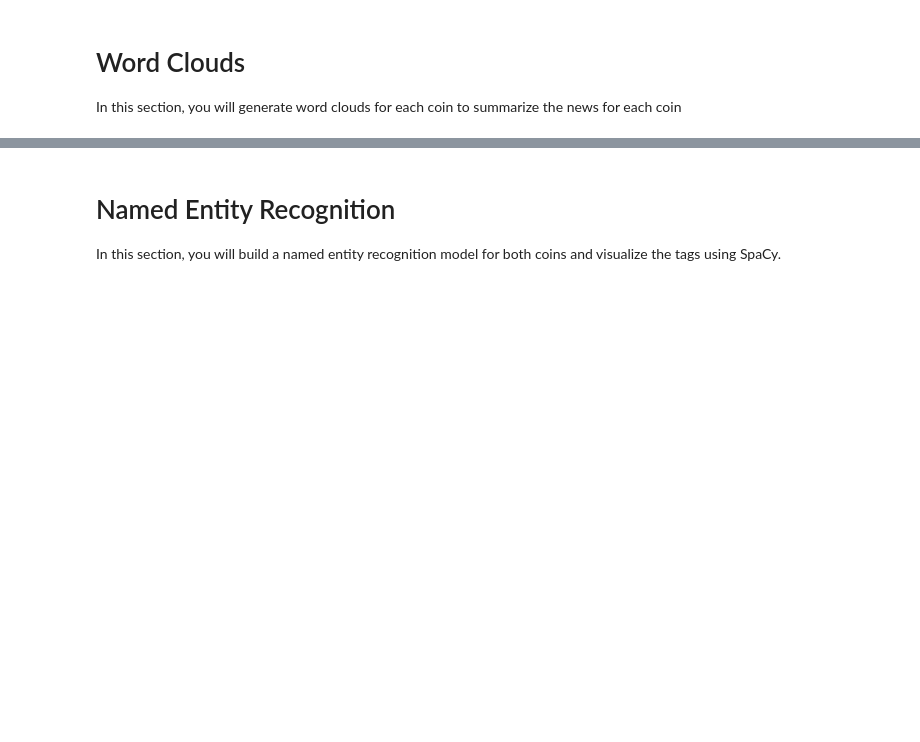
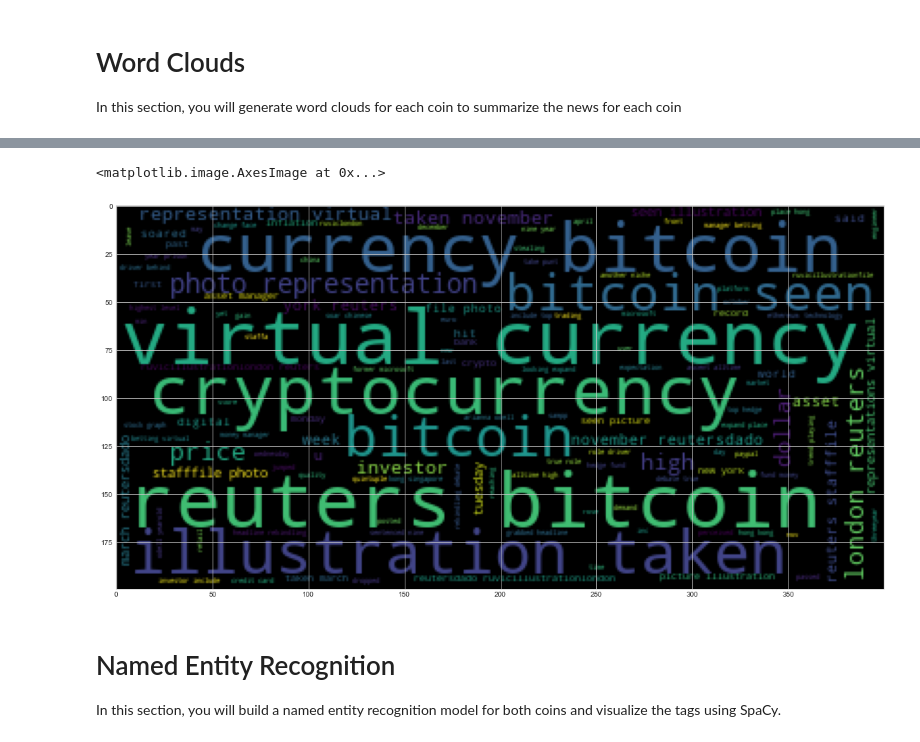
Before and after one commit to dbogatic/sentiment-analysis-NLP, a Jupyter notebook: crypto_sentiment.ipynb, the cells around one changed output, grey strips where cells are left out. Saved outputs shown, nothing was run; the diff lists cells and outputs as text; code cells hidden in the pictures; blank space fills up the shorter version.

```diff
--- a/crypto_sentiment.ipynb
+++ b/crypto_sentiment.ipynb
@@ -457,6 +459,10 @@ mpl.rcParams['figure.figsize'] = [20.0, 10.0]
 # %%
 # Generate the Ethereum word cloud
-# YOUR CODE HERE!
+wc = WordCloud().generate(" ".join(btc_processed))
+plt.imshow(wc)
+# %% [output]
+<matplotlib.image.AxesImage at 0x...>
+[figure, added]
 # %% [markdown]
 # Named Entity Recognition
 
```
Also changed, not shown: parts of 8 cells of this notebook.
